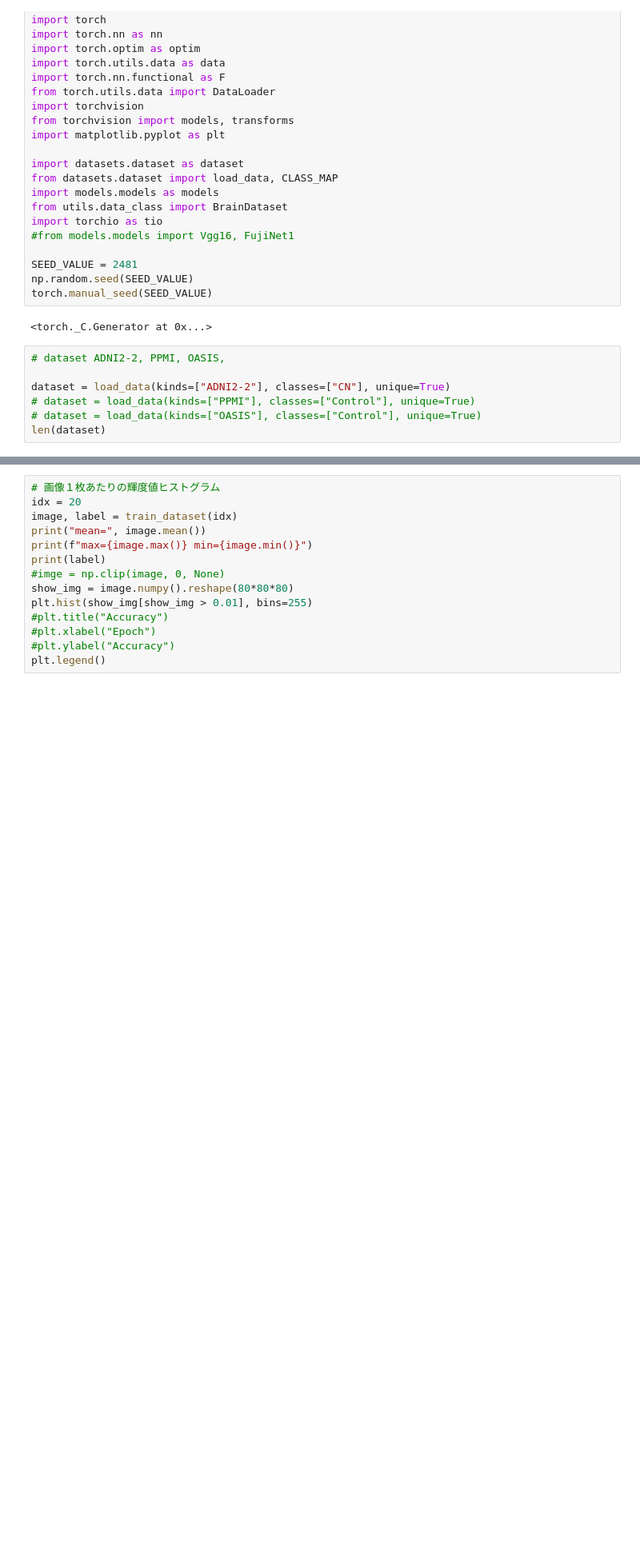
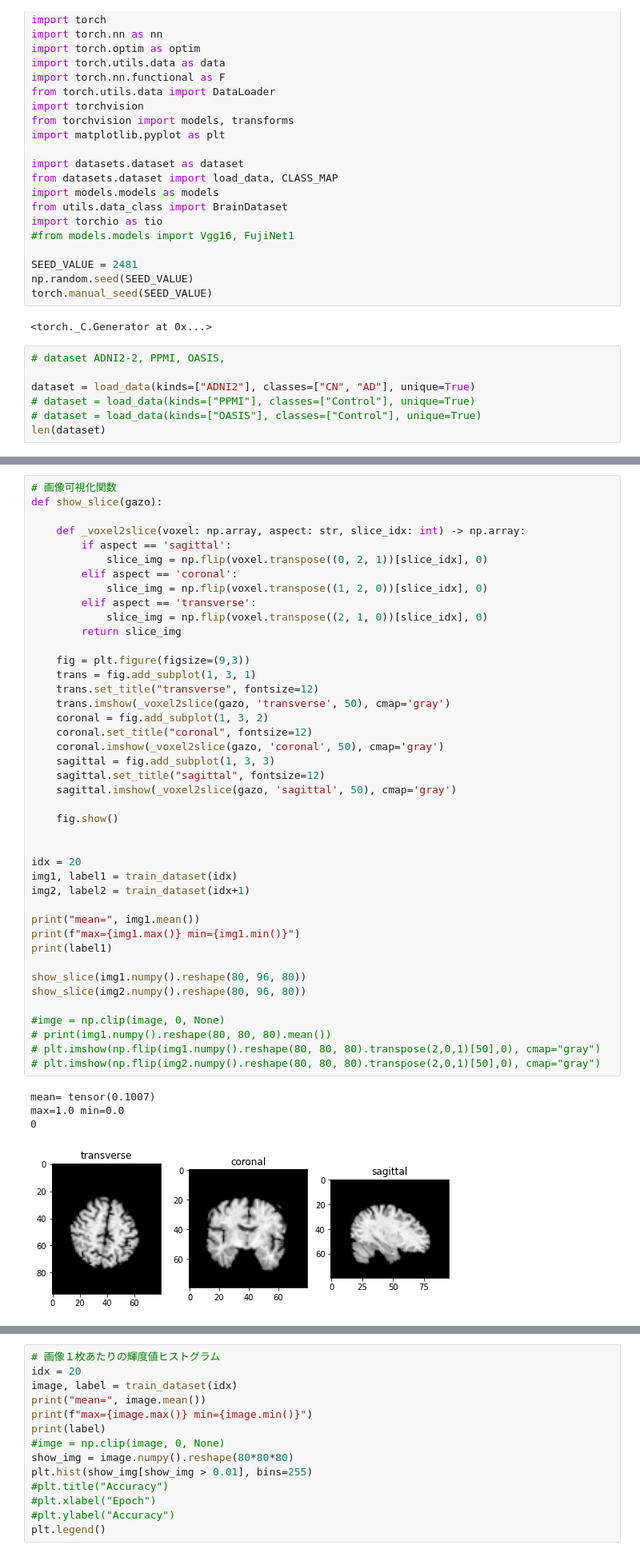
Before and after one commit to Shuya25/mri-ccv, a Jupyter notebook: mri_cnn2.ipynb, the cells around one changed output, grey strips where cells are left out. Shown: that part at 80% size. Saved outputs shown, nothing was run; the diff lists cells and outputs as text; blank space fills up the shorter version.

```diff
--- a/mri_cnn2.ipynb
+++ b/mri_cnn2.ipynb
@@ -30,7 +30,7 @@ torch.manual_seed(SEED_VALUE)
 # %%
 # dataset ADNI2-2, PPMI, OASIS,
 
-dataset = load_data(kinds=["ADNI2-2"], classes=["CN"], unique=True)
+dataset = load_data(kinds=["ADNI2"], classes=["CN", "AD"], unique=True)
 # dataset = load_data(kinds=["PPMI"], classes=["Control"], unique=True)
 # dataset = load_data(kinds=["OASIS"], classes=["Control"], unique=True)
 len(dataset)
@@ -130,0 +93,47 @@ test image shape = torch.Size([1, 80, 80, 80]), test label = 0
+# %%
+# 画像可視化関数
+def show_slice(gazo):
+
+    def _voxel2slice(voxel: np.array, aspect: str, slice_idx: int) -> np.array:
+        if aspect == 'sagittal':
+            slice_img = np.flip(voxel.transpose((0, 2, 1))[slice_idx], 0)
+        elif aspect == 'coronal':
+            slice_img = np.flip(voxel.transpose((1, 2, 0))[slice_idx], 0)
+        elif aspect == 'transverse':
+            slice_img = np.flip(voxel.transpose((2, 1, 0))[slice_idx], 0)
+        return slice_img
+
+    fig = plt.figure(figsize=(9,3))
+    trans = fig.add_subplot(1, 3, 1)
+    trans.set_title("transverse", fontsize=12)
+    trans.imshow(_voxel2slice(gazo, 'transverse', 50), cmap='gray')
+    coronal = fig.add_subplot(1, 3, 2)
+    coronal.set_title("coronal", fontsize=12)
+    coronal.imshow(_voxel2slice(gazo, 'coronal', 50), cmap='gray')
+    sagittal = fig.add_subplot(1, 3, 3)
+    sagittal.set_title("sagittal", fontsize=12)
+    sagittal.imshow(_voxel2slice(gazo, 'sagittal', 50), cmap='gray')
+
+    fig.show()
+
+
+idx = 20
+img1, label1 = train_dataset(idx)
+img2, label2 = train_dataset(idx+1)
+
+print("mean=", img1.mean())
+print(f"max={img1.max()} min={img1.min()}")
+print(label1)
+
+show_slice(img1.numpy().reshape(80, 96, 80))
+show_slice(img2.numpy().reshape(80, 96, 80))
+
+#imge = np.clip(image, 0, None)
+# print(img1.numpy().reshape(80, 80, 80).mean())
+# plt.imshow(np.flip(img1.numpy().reshape(80, 80, 80).transpose(2,0,1)[50],0), cmap="gray")
+# plt.imshow(np.flip(img2.numpy().reshape(80, 80, 80).transpose(2,0,1)[50],0), cmap="gray")
+# %% [output]
+mean= tensor(0.1007)
+max=1.0 min=0.0
+0
+[figure, added]
```
Also changed, not shown: parts of 9 cells of this notebook, 5 other files.
